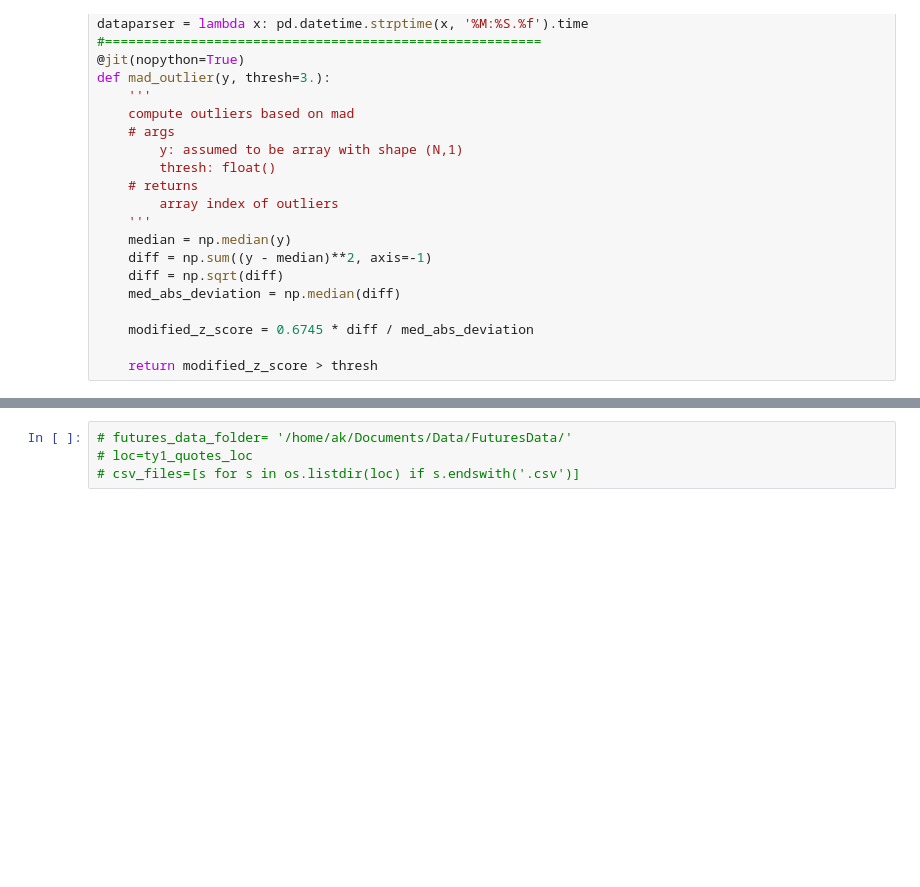
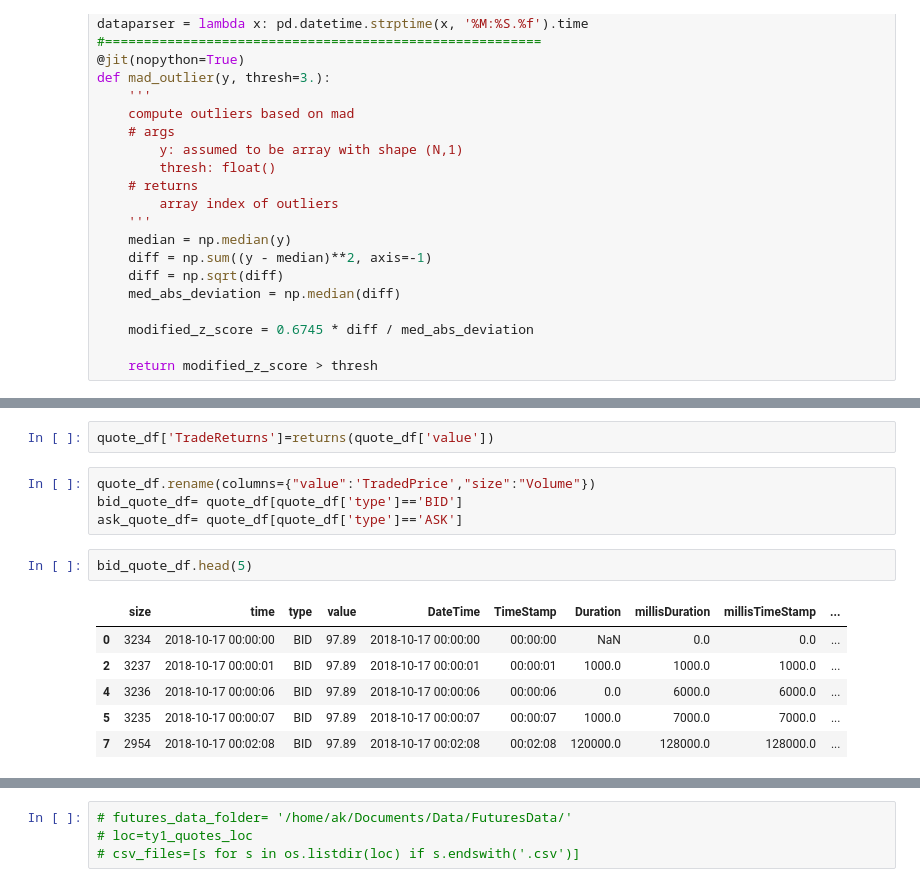
Before and after one commit to andreas-koukorinis/PaperCode, a Jupyter notebook: aknotebooks/stylized facts #2.ipynb, the cells around one changed output, grey strips where cells are left out. Cells and saved outputs as stored; diff of their text form; blank space fills up the shorter version.

```diff
--- a/aknotebooks/stylized facts #2.ipynb
+++ b/aknotebooks/stylized facts #2.ipynb
@@ -240,0 +249,15 @@ df_crypto=pd.read_csv(filename)
+# %%
+quote_df['TradeReturns']=returns(quote_df['value'])
+# %%
+quote_df.rename(columns={"value":'TradedPrice',"size":"Volume"})
+bid_quote_df= quote_df[quote_df['type']=='BID']
+ask_quote_df= quote_df[quote_df['type']=='ASK']
+# %%
+bid_quote_df.head(5)
+# %% [output]
+|  | size | time | type | value | DateTime | TimeStamp | Duration | millisDuration | millisTimeStamp | ... |
+| 0 | 3234 | 2018-10-17 00:00:00 | BID | 97.89 | 2018-10-17 00:00:00 | 00:00:00 | NaN | 0.0 | 0.0 | ... |
+| 2 | 3237 | 2018-10-17 00:00:01 | BID | 97.89 | 2018-10-17 00:00:01 | 00:00:01 | 1000.0 | 1000.0 | 1000.0 | ... |
+| 4 | 3236 | 2018-10-17 00:00:06 | BID | 97.89 | 2018-10-17 00:00:06 | 00:00:06 | 0.0 | 6000.0 | 6000.0 | ... |
+| 5 | 3235 | 2018-10-17 00:00:07 | BID | 97.89 | 2018-10-17 00:00:07 | 00:00:07 | 1000.0 | 7000.0 | 7000.0 | ... |
+| 7 | 2954 | 2018-10-17 00:02:08 | BID | 97.89 | 2018-10-17 00:02:08 | 00:02:08 | 120000.0 | 128000.0 | 128000.0 | ... |
```
Also changed, not shown: parts of 16 cells of this notebook, 4 other files.
